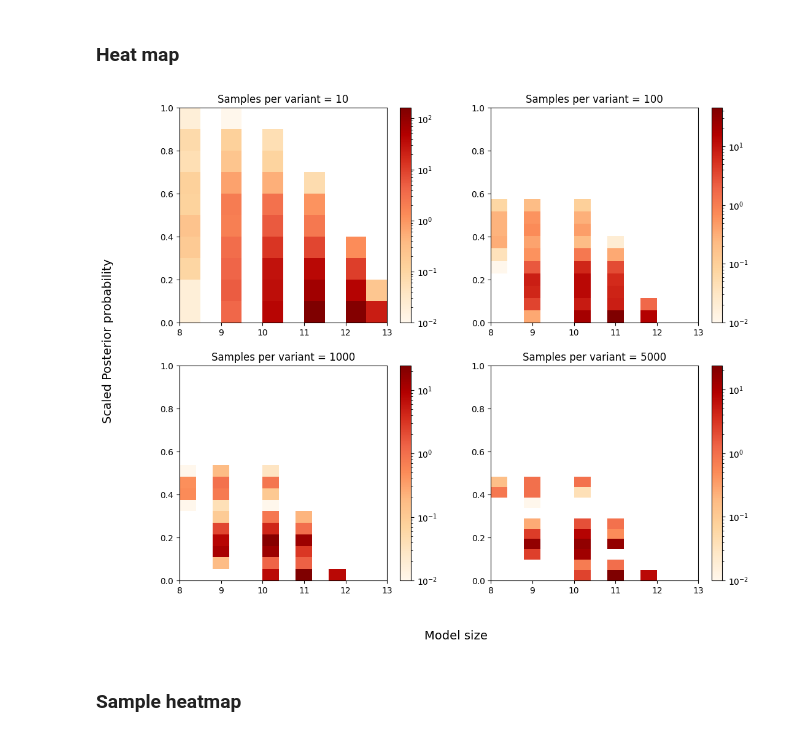
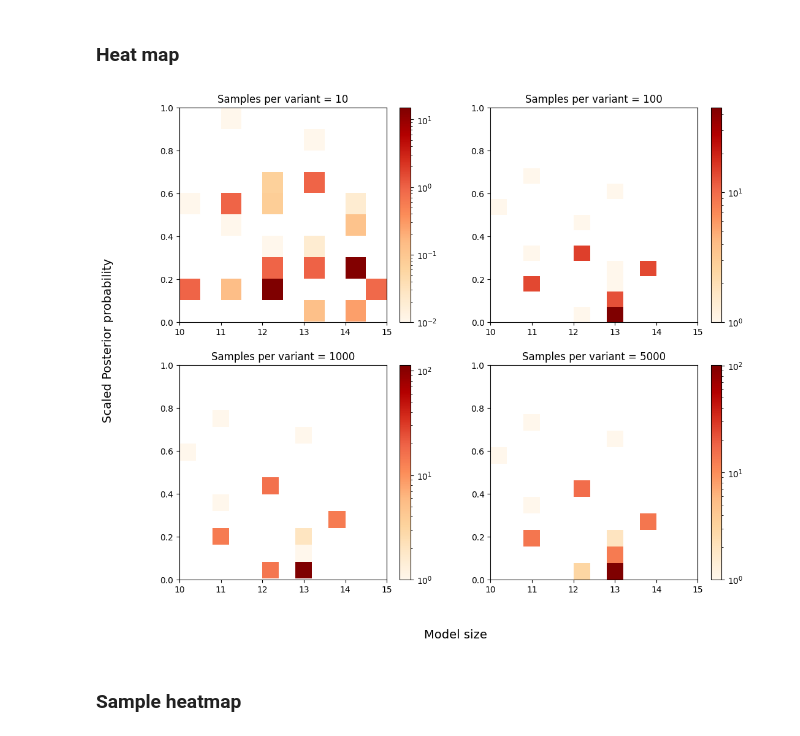
Before and after one commit to AparaV/rashomon-partition-sets, a Jupyter notebook: Code/analyze_results.ipynb, the cells around one changed output. Drawn from its saved outputs; the diff is of its cells as text; code cells hidden in the pictures.

Commit message:
Update plots

```diff
--- a/Code/analyze_results.ipynb
+++ b/Code/analyze_results.ipynb
@@ -305,7 +302,10 @@ plt.show()
 # %% [markdown]
 # Simulations #2
+# %%
+n = 4
+n_str = str(n)
 # %%
-rashomon_csv = "../Results/simulation_2_rashomon.csv"
+rashomon_csv = "../Results/simulation_" + n_str + "_rashomon.csv"
 rashomon_raw_df = pd.read_csv(rashomon_csv)
 rashomon_raw_df = rashomon_raw_df.drop("Unnamed: 0", axis=1)
 rashomon_raw_df.head()
@@ -695,36 +766,36 @@ h = ax[0, 0].hist2d(heatmap_dfs[0]["num_pools"], heatmap_dfs[0]["posterior"], no
              cmap="OrRd", weights=[1e-2]*len(heatmap_dfs[0]))
 ax[0, 0].set_title("Samples per variant = 10", fontsize=12)
 fig.colorbar(h[3], norm=colors.NoNorm, ax=ax[0, 0])
 
 h = ax[0, 1].hist2d(heatmap_dfs[1]["num_pools"], heatmap_dfs[1]["posterior"], norm=colors.LogNorm(),
              cmap="OrRd", weights=[1e-2]*len(heatmap_dfs[1]))
 ax[0, 1].set_title("Samples per variant = 100", fontsize=12)
 fig.colorbar(h[3], norm=colors.NoNorm, ax=ax[0, 1])
 
 h = ax[1, 0].hist2d(heatmap_dfs[2]["num_pools"], heatmap_dfs[2]["posterior"], norm=colors.LogNorm(),
              cmap="OrRd", weights=[1e-2]*len(heatmap_dfs[2]))
 ax[1, 0].set_title("Samples per variant = 1000", fontsize=12)
 fig.colorbar(h[3], norm=colors.NoNorm, ax=ax[1, 0])
 
 h = ax[1, 1].hist2d(heatmap_dfs[3]["num_pools"], heatmap_dfs[3]["posterior"], norm=colors.LogNorm(),
              cmap="OrRd", weights=[1e-2]*len(heatmap_dfs[3]))
 ax[1, 1].set_title("Samples per variant = 5000", fontsize=12)
 fig.colorbar(h[3], norm=colors.NoNorm, ax=ax[1, 1])
 
 for i in range(2):
     for j in range(2):
         ax[i, j].set_ylim(0, 1)
-        ax[i, j].set_xlim(8, 13)
+        ax[i, j].set_xlim(10, 15)
 #         ax[i, j].set_ylabel("Scaled Posterior probability", fontsize=12)
 
 
 fig.supylabel("Scaled Posterior probability", fontsize=14)
 fig.supxlabel("Model size", fontsize=14)
 
-plt.savefig("../Figures/sim_2/rset_2d_hist.png", dpi=300, bbox_inches="tight")
+# plt.savefig("../Figures/sim_" + n_str + "/rset_2d_hist.png", dpi=300, bbox_inches="tight")
 plt.show()
 # %% [output]
-[figure, old version]
+[figure, new version]
 # %% [markdown]
 ### Sample heatmap
 # %%
```
Also changed, not shown: parts of 18 cells of this notebook, 18 other files.
